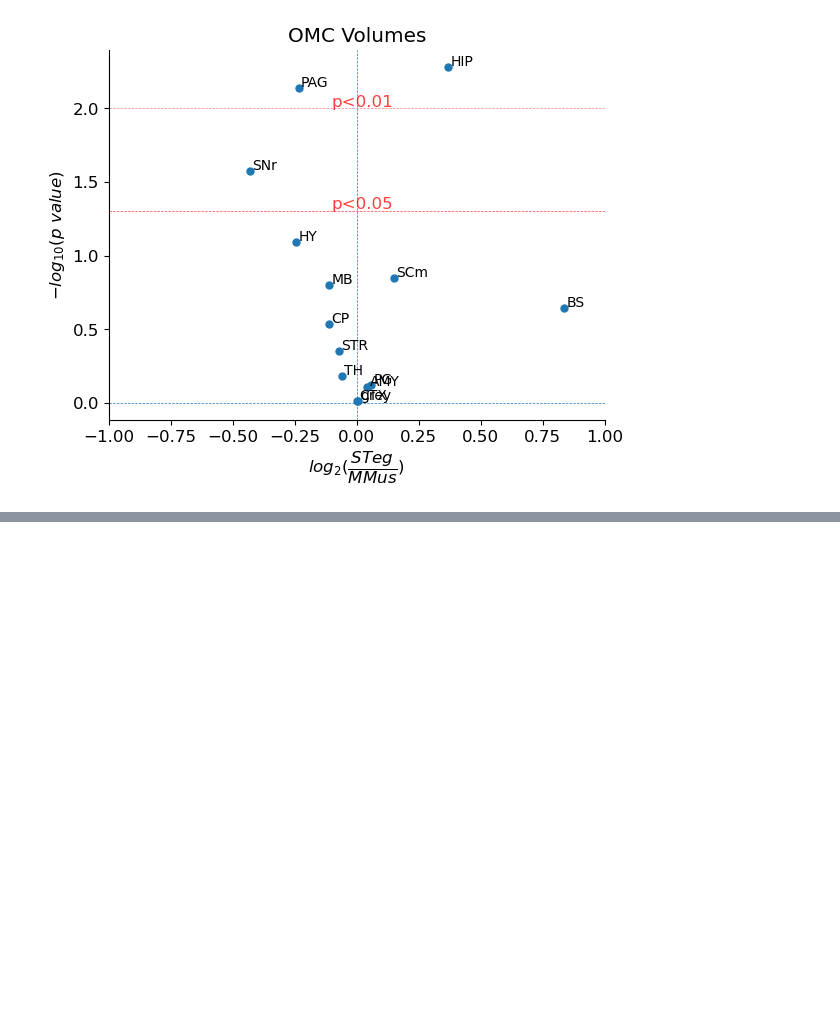
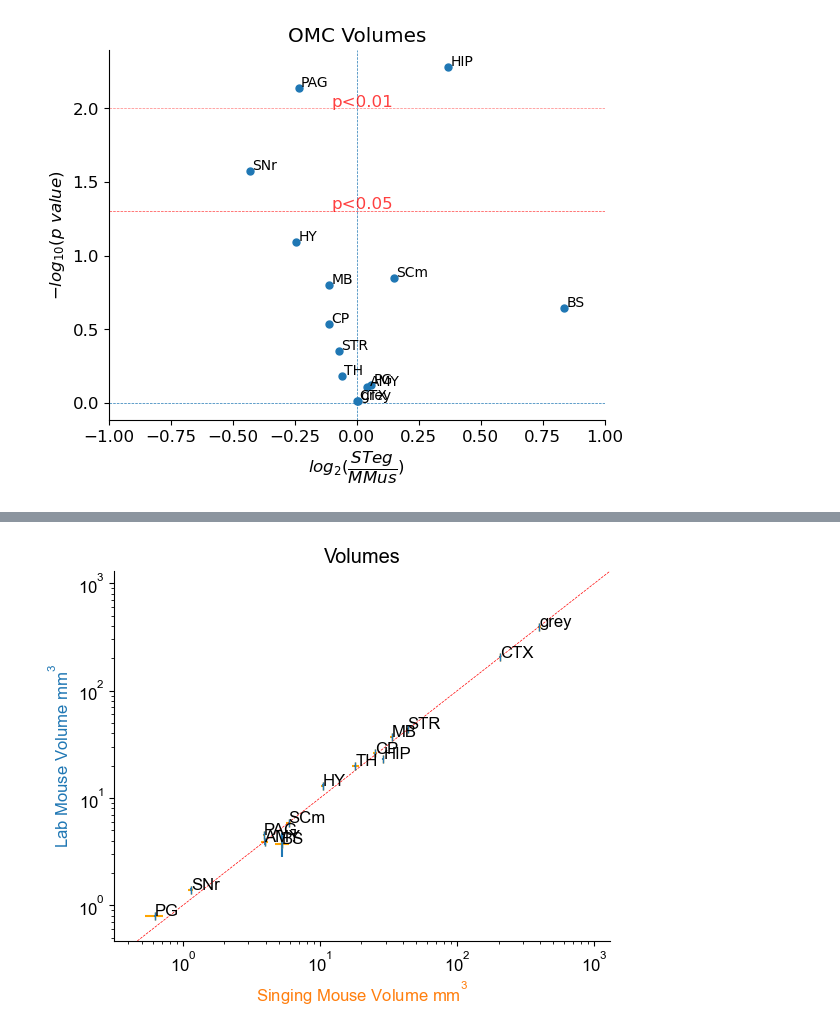
Before and after one commit to eisko/STP_analysis, a Jupyter notebook: shape_vol_supp.ipynb, the cells around one changed output, grey strips where cells are left out. Saved outputs shown, nothing was run; the diff lists cells and outputs as text; code cells hidden in the pictures; blank space fills up the shorter version.

```diff
--- a/shape_vol_supp.ipynb
+++ b/shape_vol_supp.ipynb
@@ -245,0 +335,7 @@ plt.show()
+# %%
+# scatterplot
+scatter_df = volumes_df.copy()
+
+scatter_df = volumes_df.melt(id_vars=['brain', 'species', 'inj_site'], value_vars=areas,
+                             var_name="area", value_name="Volume")
+scatter_df
@@ -245,0 +356,12 @@ plt.show()
+# %%
+# scatter plot w/ error bars
+stvmm_area_scatter(scatter_df, title="Volumes", to_plot="Volume",
+                   xlabel="Singing Mouse Volume $\mathregular{mm^3}$",
+                   ylabel="Lab Mouse Volume $\mathregular{mm^3}$")
+plt.ylim(top=1300)
+plt.xlim(right=1300)
+
+# plt.savefig(out_path+"volume_scatter_"+title+".svg", dpi=300, bbox_inches="tight")
+plt.show()
+# %% [output]
+[figure, added]
```
Also changed, not shown: parts of 11 cells of this notebook, 2 other files.
